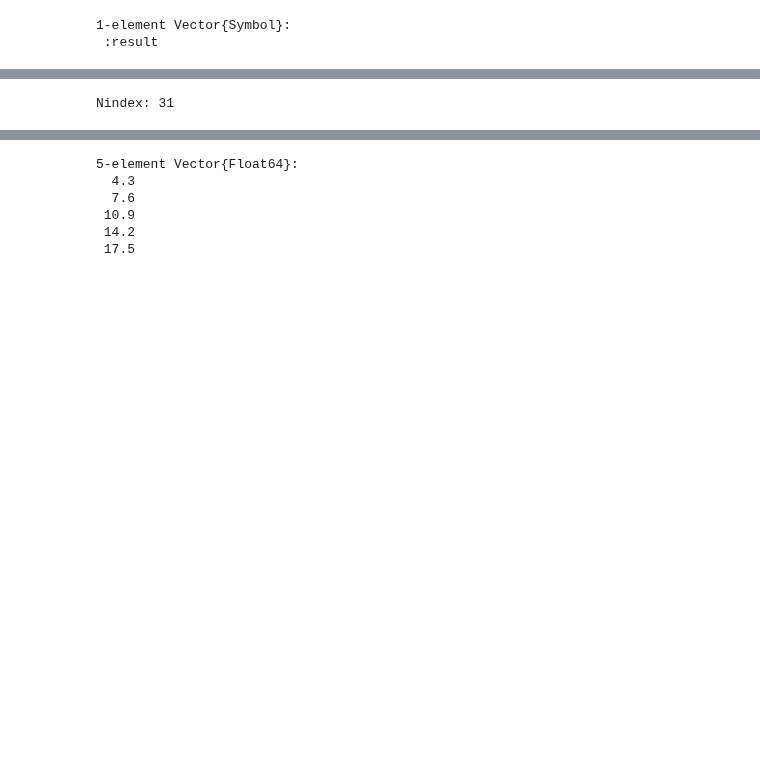
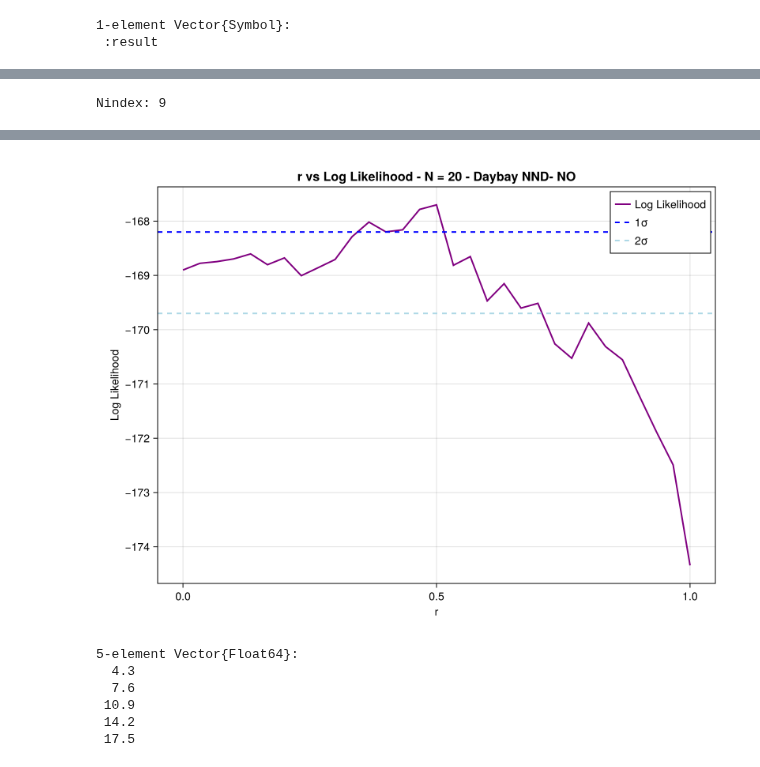
Before and after one commit to philippeller/Newtrinos.jl, a Jupyter notebook: notebooks/pipeline.ipynb, the cells around one changed output, grey strips where cells are left out. Cells and saved outputs as stored; diff of their text form; code cells hidden in the pictures; blank space fills up the shorter version.

```diff
--- a/notebooks/pipeline.ipynb
+++ b/notebooks/pipeline.ipynb
@@ -24,8 +30,8 @@ display("image/png", img)
 #plot the logposterior value vs r
 
 #value of N fixed
-Nfixed = 100
-Nmax=100
+Nfixed = 20
+Nmax=70
 Nindex = round(Int, 31/Nmax* Nfixed)
 println("Nindex: ", Nindex)
 
@@ -33,37 +39,37 @@ println("Nindex: ", Nindex)
 bf = Newtrinos.bestfit(result)
 
 # Calculate confidence intervals
-sigma_1_threshold = maximum(result.values.log_posterior[:, Nindex ]) - 0.5
-sigma_2_threshold = maximum(result.values.log_posterior[:, Nindex ]) - 2.0
+sigma_1_threshold = maximum(result.values.llh[:, Nindex ]) - 0.5
+sigma_2_threshold = maximum(result.values.llh[:, Nindex ]) - 2.0
 
 # Create the plot
 fig = Figure(resolution = (800, 600))
 ax = Axis(fig[1, 1],
     xlabel = "r",
-    ylabel = "Log Posterior",
-    title = "r vs Log posterior - N = $Nfixed - Daybay NNM - NO",
+    ylabel = "Log Likelihood",
+    title = "r vs Log Likelihood - N = $Nfixed - Daybay NND- NO",
     titlesize = 16,
     xlabelsize = 14,
     ylabelsize = 14
 )
 
 # Plot the main curve
-lines!(ax, result.axes.r, result.values.log_posterior[:, Nindex],
-    color = :blue,
+lines!(ax, result.axes.r, result.values.llh[:, Nindex],
+    color = :purple,
     linewidth = 2,
-    label = "Log Posterior"
+    label = "Log Likelihood"
 )
 
 # Add confidence level lines
 hlines!(ax, [sigma_1_threshold],
-    color = :red,
+    color = :blue,
     linestyle = :dash,
     linewidth = 2,
     label = "1σ"
 )
 
 hlines!(ax, [sigma_2_threshold],
-    color = :orange,
+    color = :lightblue,
     linestyle = :dash,
     linewidth = 2,
     label = "2σ"
@@ -75,4 +81,4 @@ axislegend(ax, position = :rt)  # right bottom
 display("image/png", fig)
 #save("/home/sofialon/Newtrinos.jl/aug_plots/dayabay/dayabay_logpost_rN_NNM_NO_N$Nfixed.png", fig)
 # %% [output]
-Nindex: 31
+Nindex: 9
@@ -80,3 +87,4 @@ LoadError: BoundsError: attempt to access 31-element Vector{Any} at index [1:31,
+[figure, added]
 # %%
 # find the N at which the log posterior reach the 2-sigma treshold
 
```
Also changed, not shown: parts of 5 cells of this notebook, 13 other files.
